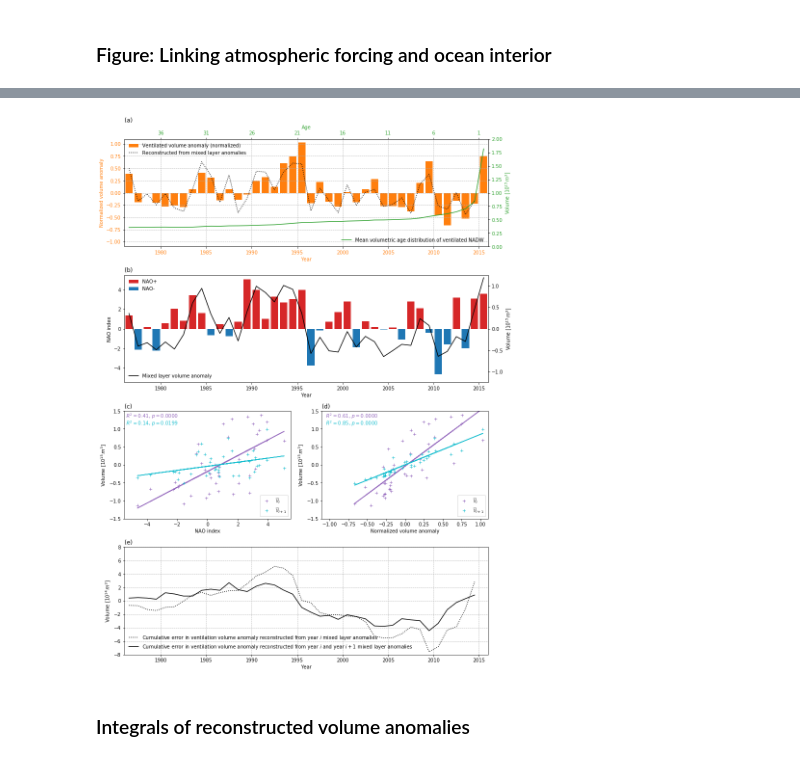
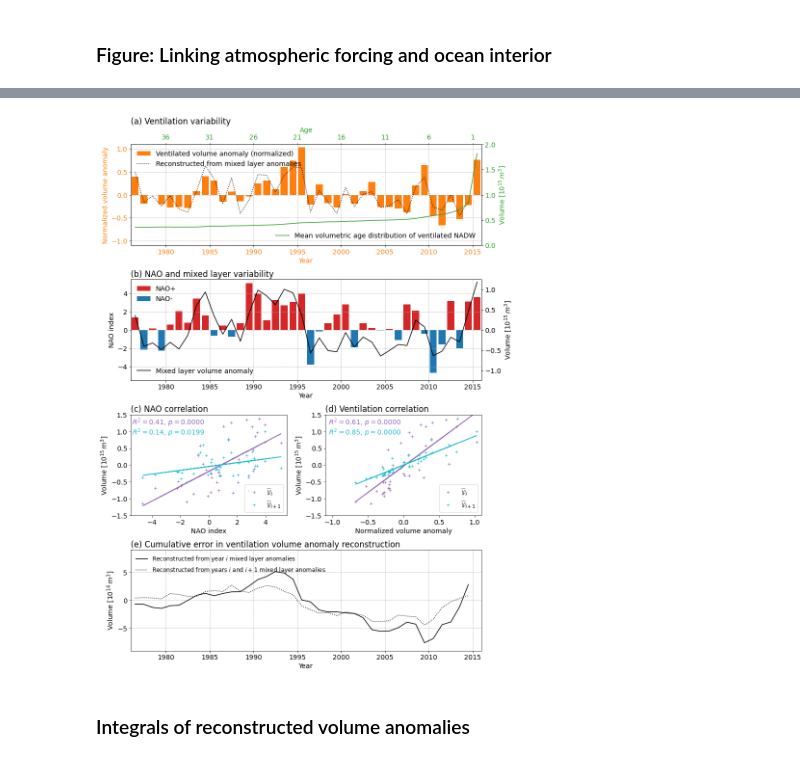
Before and after one commit to gmacgilchrist/draw_figs_nadw_var, a Jupyter notebook: draw_atm-int.ipynb, the cells around one changed output, grey strips where cells are left out. Saved outputs shown, nothing was run; the diff lists cells and outputs as text; code cells hidden in the pictures.

```diff
--- a/draw_atm-int.ipynb
+++ b/draw_atm-int.ipynb
@@ -9,5 +10,7 @@ from matplotlib import gridspec as gridspec
 import scipy.stats as stats
 import statsmodels.formula.api as sm
+# %%
+rcParams.update({'font.size': 14})
 # %%
 # Universal variables
 rootdir = 'data/'
@@ -41,7 +44,7 @@ vlag = xr.open_dataarray(filepath_vlag)
 
 # Eulerian
 # Group data by years and take the mean
-vmld_byyear = vmld.groupby(vmld.time_counter.dt.year,years).mean(dim='time_counter')
+vmld_byyear = vmld.groupby(vmld.time_counter.dt.year).mean(dim='time_counter')
 # Calculate annual anomaly
 vmld_anom = vmld_byyear-vmld_byyear.mean('year')
 
@@ -113,11 +278,11 @@ ax_regress1 = fig.add_subplot(gs[2, 0])
 ax_regress2 = fig.add_subplot(gs[2, 1])
 ax_cumerror = fig.add_subplot(gs[3, :])
 
-ax_lag.set_title('(a)',loc='left')
-ax_eul.set_title('(b)',loc='left')
-ax_regress1.set_title('(c)',loc='left')
-ax_regress2.set_title('(d)',loc='left')
-ax_cumerror.set_title('(e)',loc='left')
+ax_lag.set_title('(a) Ventilation variability',loc='left')
+ax_eul.set_title('(b) NAO and mixed layer variability',loc='left')
+ax_regress1.set_title('(c) NAO correlation',loc='left')
+ax_regress2.set_title('(d) Ventilation correlation',loc='left')
+ax_cumerror.set_title('(e) Cumulative error in ventilation volume anomaly reconstruction',loc='left')
 
 ## PANEL: Mean age and annual anomaly
 # PLOT: Annual anomaly
@@ -177,6 +342,7 @@ ax_eul.set_xlabel('Year')
 ax_eul.set_ylim([-5.5,5.5])
 ax_eul.set_ylabel('NAO index')
 ax_eul.legend(loc='upper left',frameon=False)
+ax_eul.grid(linestyle='--')
 
 # PLOT: MLD anomaly
 ax1 = ax_eul.twinx()
@@ -196,14 +362,14 @@ color_age2 = 'tab:cyan'
 result = sm.ols(formula="vlag_age1_anom ~ nao", data=df).fit()
 ax_regress1.plot(df['nao'],1E-15*df['vlag_age1_anom'],'+',color=color_age1,label='$\widetilde{\mathcal{V}}_i$')
 ax_regress1.plot(df['nao'],1E-15*(result.params.Intercept+result.params.nao*df['nao']),'-',color=color_age1)
-ax_regress1.text(xlims_reg[0]+0.1,ylims[1]-0.2,
+ax_regress1.text(xlims_reg[0]+0.1,ylims[1]-0.3,
                  '$R^2 = $'+str('{0:.2f}'.format(result.rsquared))+', $p = $'+str('{0:.4f}'.format(result.f_pvalue)),
                  color=color_age1)
 
 result = sm.ols(formula="vlag_age2_anom ~ nao", data=df).fit()
 ax_regress1.plot(df['nao'],1E-15*df['vlag_age2_anom'],'+',color=color_age2,label='$\widetilde{\mathcal{V}}_{i+1}$')
 ax_regress1.plot(df['nao'],1E-15*(result.params.Intercept+result.params.nao*df['nao']),'-',color=color_age2)
-ax_regress1.text(xlims_reg[0]+0.1,ylims[1]-0.4,
+ax_regress1.text(xlims_reg[0]+0.1,ylims[1]-0.6,
                  '$R^2 = $'+str('{0:.2f}'.format(result.rsquared))+', $p = $'+str('{0:.4f}'.format(result.f_pvalue)),
                  color=color_age2)
 
@@ -219,45 +385,47 @@ xlims_reg=[-1.1,1.1]
 result = sm.ols(formula="vlag_age1_anom ~ vlag_anom", data=df).fit()
 ax_regress2.plot(df['vlag_anom'],1E-15*df['vlag_age1_anom'],'+',color=color_age1,label='$\widetilde{\mathcal{V}}_i$')
 ax_regress2.plot(df['vlag_anom'],1E-15*(result.params.Intercept+result.params.vlag_anom*df['vlag_anom']),'-',color=color_age1)
-ax_regress2.text(xlims_reg[0]+0.05,ylims[1]-0.2,
+ax_regress2.text(xlims_reg[0]+0.05,ylims[1]-0.3,
                  '$R^2 = $'+str('{0:.2f}'.format(result.rsquared))+', $p = $'+str('{0:.4f}'.format(result.f_pvalue)),
                  color=color_age1)
 
 result = sm.ols(formula="vlag_age2_anom ~ vlag_anom", data=df).fit()
 ax_regress2.plot(df['vlag_anom'],1E-15*df['vlag_age2_anom'],'+',color=color_age2,label='$\widetilde{\mathcal{V}}_{i+1}$')
 ax_regress2.plot(df['vlag_anom'],1E-15*(result.params.Intercept+result.params.vlag_anom*df['vlag_anom']),'-',color=color_age2)
-ax_regress2.text(xlims_reg[0]+0.05,ylims[1]-0.4,
+ax_regress2.text(xlims_reg[0]+0.05,ylims[1]-0.6,
                  '$R^2 = $'+str('{0:.2f}'.format(result.rsquared))+', $p = $'+str('{0:.4f}'.format(result.f_pvalue)),
                  color=color_age2)
 
 ax_regress2.legend(loc='lower right')
 ax_regress2.set_xlim(xlims_reg)
 ax_regress2.set_xlabel('Normalized volume anomaly')
 ax_regress2.set_ylim(ylims)
 ax_regress2.set_ylabel('Volume [$10^{15}\,m^3$]')
 
 ### PANEL: Cumulative error in reconstructions
-ylims=[-8,8]
+ylims=[-9,9]
 
 # Reconstruct anomlay from mixed layer depth in year i
 result = sm.ols(formula="vlag_anom ~ vmld_0_anom", data=df).fit()
 vlag_anom_recon1 = result.params.Intercept + df['vmld_0_anom']*result.params.vmld_0_anom
 # Take cumulative sums
 truth = np.cumsum((df['vlag_anom']*df['vlag_itmean'])[:-1])
 recon1 = np.cumsum((vlag_anom_recon1*df['vlag_itmean'])[:-1])
 recon2 = np.cumsum((vlag_anom_recon2*df['vlag_itmean'])[:-1])
 
-ax_cumerror.plot(df['years'][:-1],1E-14*(recon1-truth),'k:',label='Cumulative error in ventilation volume anomaly reconstructed from year $i$ mixed layer anomalies')
-ax_cumerror.plot(df['years'][:-1],1E-14*(recon2-truth),'k-',label='Cumulative error in ventilation volume anomaly reconstructed from year $i$ and year $i+1$ mixed layer anomalies')
+ax_cumerror.plot(df['years'][:-1],1E-14*(recon1-truth),'k-',label='Reconstructed from year $i$ mixed layer anomalies')
+ax_cumerror.plot(df['years'][:-1],1E-14*(recon2-truth),'k:',label='Reconstructed from years $i$ and $i+1$ mixed layer anomalies')
 ax_cumerror.set_xlim(xlims)
 ax_cumerror.set_ylim(ylims)
 ax_cumerror.set_xlabel('Year')
 ax_cumerror.set_ylabel('Volume [$10^{14}\,m^3$]')
 
-ax_cumerror.legend(loc='lower left',frameon=False)
+ax_cumerror.legend(loc='upper left',frameon=False, fontsize=12)
 ax_cumerror.grid(linestyle='--')
+
+fig.savefig('figures/fig_atm-int.png',dpi=300,transparent=True)
 # %% [output]
-[figure, old version]
+[figure, new version]
 # %% [markdown]
 ### Integrals of reconstructed volume anomalies
 # %%
```
Also changed, not shown: parts of 3 cells of this notebook, 1 other file.
